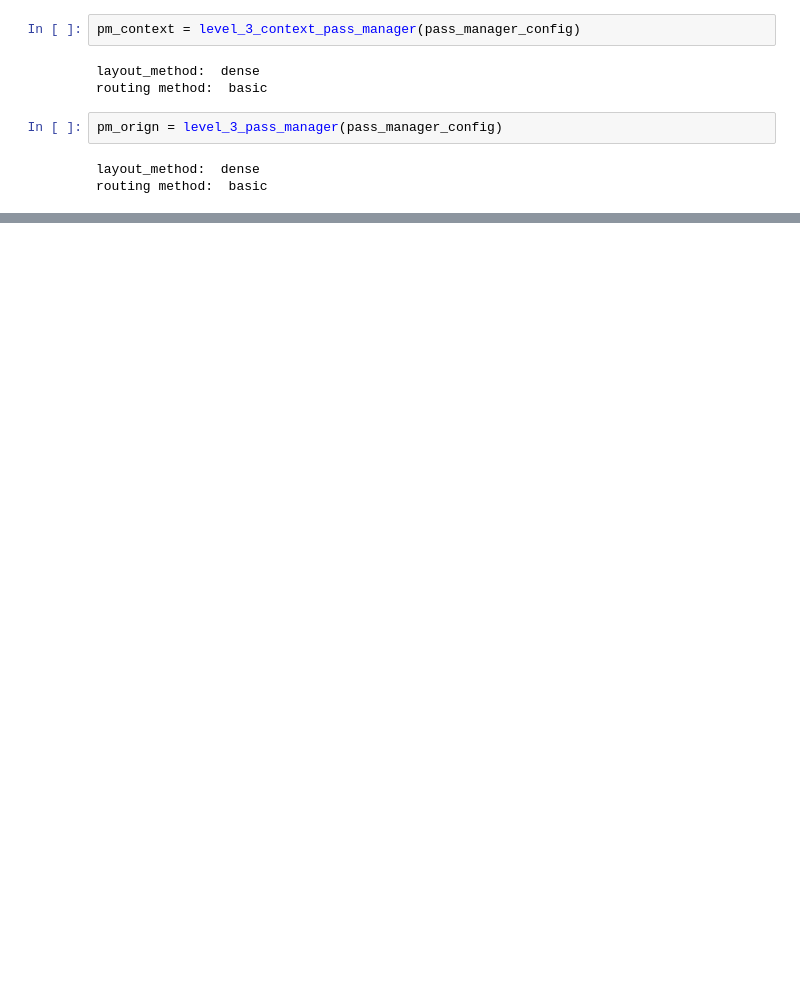
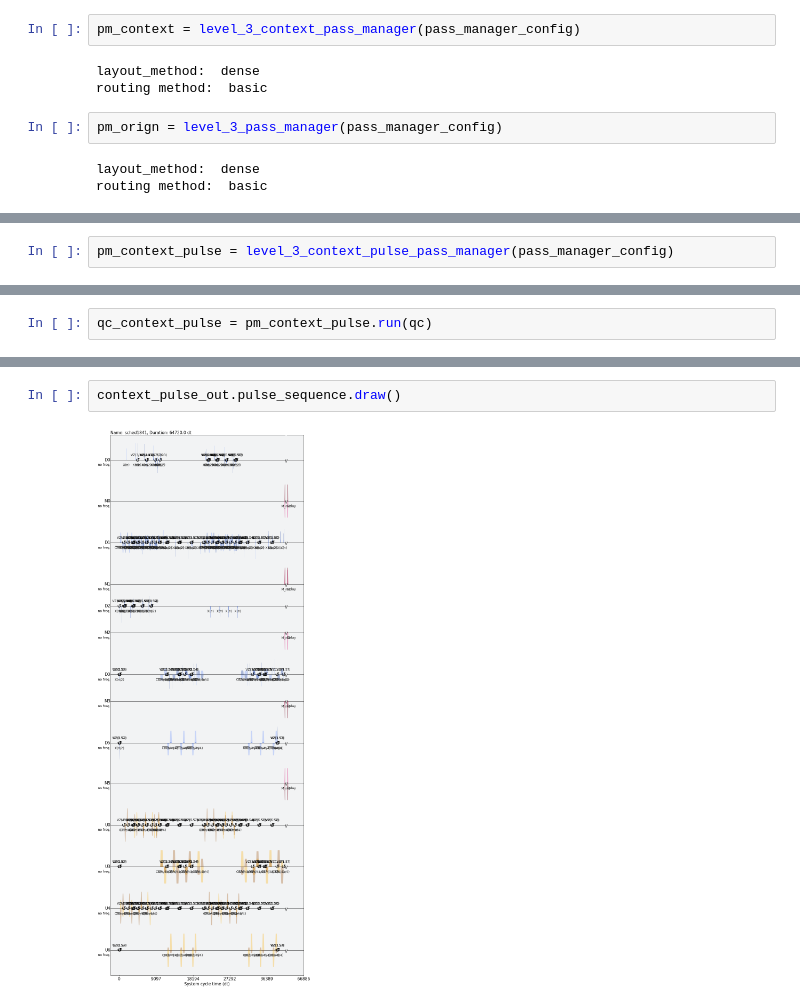
Before and after one commit to revilooliver/context-aware-decomposition, a Jupyter notebook: test_context_pulse_pass_halfdirty.ipynb, the cells around one changed output, grey strips where cells are left out. Cells and saved outputs as stored; diff of their text form; blank space fills up the shorter version.

```diff
--- a/test_context_pulse_pass_halfdirty.ipynb
+++ b/test_context_pulse_pass_halfdirty.ipynb
@@ -94,0 +128,2 @@ routing method:  basic
+# %%
+pm_context_pulse = level_3_context_pulse_pass_manager(pass_manager_config)
@@ -94,0 +133,2 @@ routing method:  basic
+# %%
+qc_context_pulse = pm_context_pulse.run(qc)
@@ -262,0 +316,4 @@ q_2: ┤ H ├┤ T ├┤ X ├┤ T ├┤ X ├┤ Tdg ├──────
+# %%
+context_pulse_out.pulse_sequence.draw()
+# %% [output]
+[figure, added]
```
Also changed, not shown: parts of 48 cells of this notebook, 20 other files.
